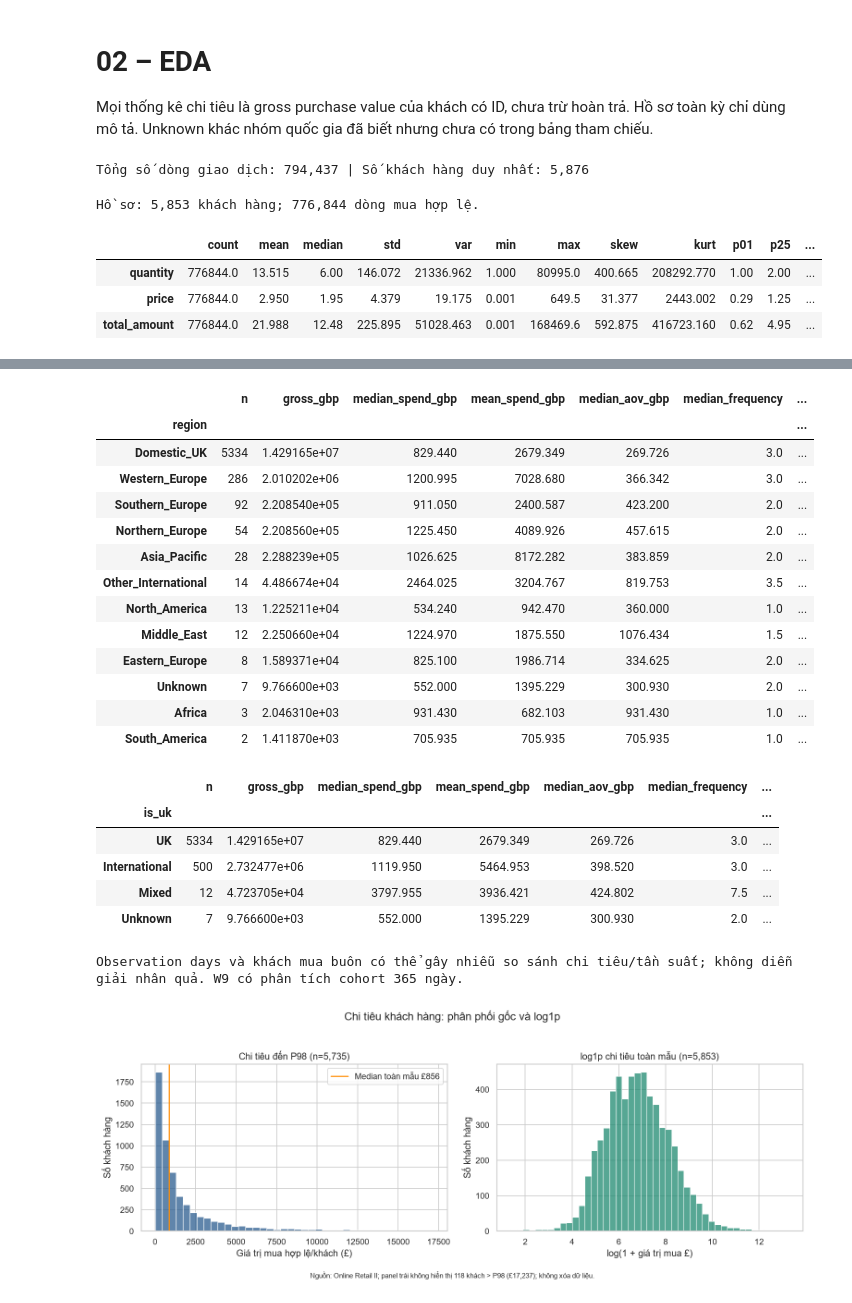
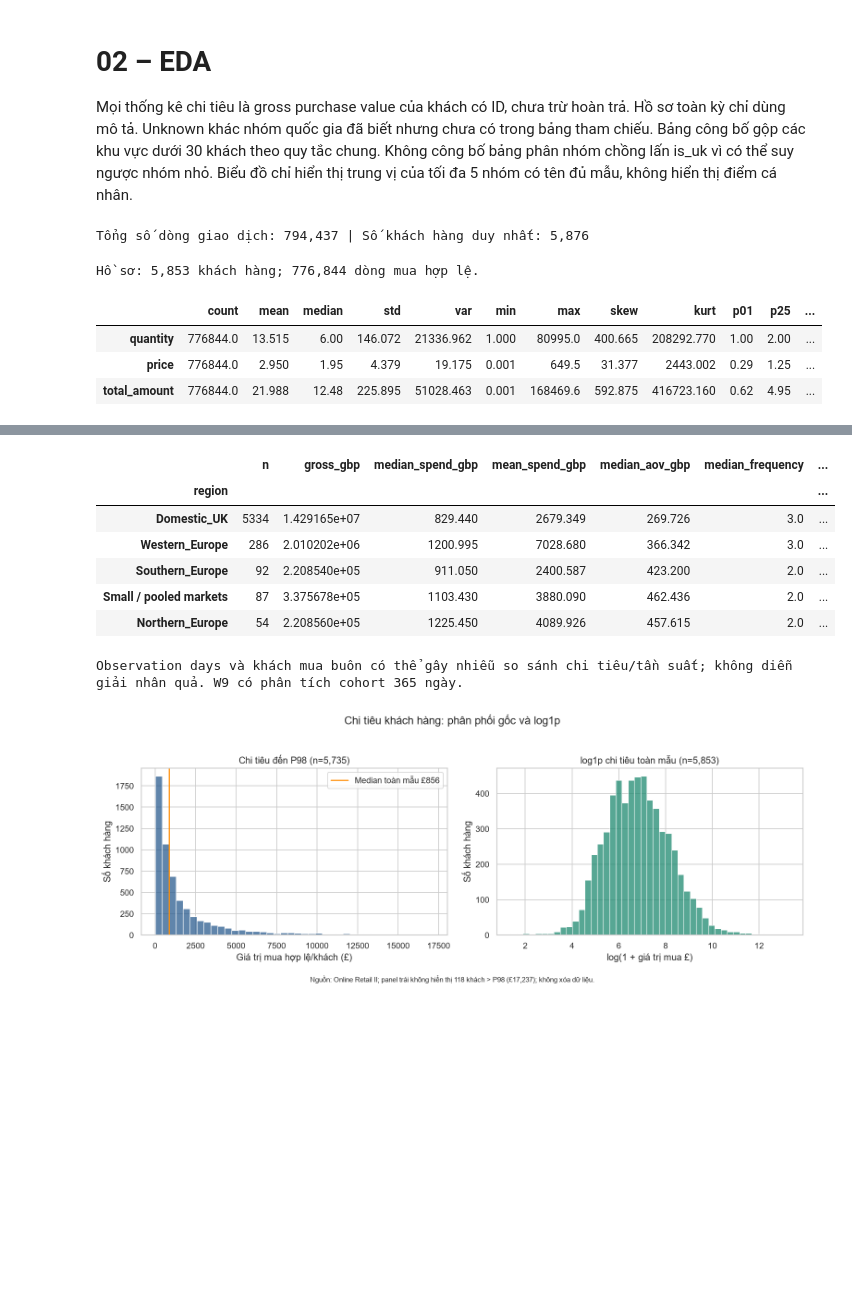
Before and after one commit to huybel2012/ecommerce-behavior-analysis, a Jupyter notebook: notebooks/02_exploratory_data_analysis.ipynb, the cells around one changed output, grey strips where cells are left out. Drawn from its saved outputs; the diff is of its cells as text; code cells hidden in the pictures; blank space fills up the shorter version.

```diff
--- a/notebooks/02_exploratory_data_analysis.ipynb
+++ b/notebooks/02_exploratory_data_analysis.ipynb
@@ -1,6 +1,7 @@
 # %% [markdown]
 # 02 – EDA
 Mọi thống kê chi tiêu là gross purchase value của khách có ID, chưa trừ hoàn trả. Hồ sơ toàn kỳ chỉ dùng mô tả. Unknown khác nhóm quốc gia đã biết nhưng chưa có trong bảng tham chiếu.
+Bảng công bố gộp các khu vực dưới 30 khách theo quy tắc chung. Không công bố bảng phân nhóm chồng lấn is_uk vì có thể suy ngược nhóm nhỏ. Biểu đồ chỉ hiển thị trung vị của tối đa 5 nhóm có tên đủ mẫu, không hiển thị điểm cá nhân.
 # %%
 import os
 import sys
@@ -30,57 +31,38 @@ customer_df = build_customer_profiles(df)
 print(f"Hồ sơ: {len(customer_df):,} khách hàng; {len(df_valid):,} dòng mua hợp lệ.")
 display(describe_numeric(df_valid, ['quantity','price','total_amount']).round(3))
 corr_cols = ['recency_days','tenure_days','frequency','total_items','unique_products','monetary',
              'avg_order_value','weekend_ratio','peak_month_ratio','cancel_rate']
 display(describe_numeric(customer_df, corr_cols + ['observation_days']).round(3))
 # So sánh cấp khách hàng, không nhầm tổng chi tiêu với doanh thu ròng.
-def grouped(col):
-    table = customer_df.groupby(col).agg(
-        n=('customer_id','size'), gross_gbp=('monetary','sum'),
-        median_spend_gbp=('monetary','median'), mean_spend_gbp=('monetary','mean'),
-        median_aov_gbp=('avg_order_value','median'), median_frequency=('frequency','median'),
-        median_observation_days=('observation_days','median'), repeat_share=('is_repeat_buyer','mean'))
-    return table.sort_values('n',ascending=False)
-display(grouped('region').round(3))
-display(grouped('is_uk').round(3))
+from src.publication import public_region_summary, plot_public_regions
+region_summary = public_region_summary(customer_df)
+display(region_summary.round(3))
 print('Observation days và khách mua buôn có thể gây nhiễu so sánh chi tiêu/tần suất; không diễn giải nhân quả. W9 có phân tích cohort 365 ngày.')
 # %% [output]
 Hồ sơ: 5,853 khách hàng; 776,844 dòng mua hợp lệ.
 |  | count | mean | median | std | var | min | max | skew | kurt | p01 | p25 | ... |
 | quantity | 776844.0 | 13.515 | 6.00 | 146.072 | 21336.962 | 1.000 | 80995.0 | 400.665 | 208292.770 | 1.00 | 2.00 | ... |
 | price | 776844.0 | 2.950 | 1.95 | 4.379 | 19.175 | 0.001 | 649.5 | 31.377 | 2443.002 | 0.29 | 1.25 | ... |
 | total_amount | 776844.0 | 21.988 | 12.48 | 225.895 | 51028.463 | 0.001 | 168469.6 | 592.875 | 416723.160 | 0.62 | 4.95 | ... |
 |  | count | mean | median | std | var | min | max | skew | kurt | p01 | p25 | ... |
 | recency_days | 5853.0 | 199.783 | 95.000 | 208.542 | 4.348973e+04 | 0.00 | 738.00 | 0.894 | -0.459 | 1.000 | 25.00 | ... |
 | tenure_days | 5853.0 | 274.391 | 223.000 | 258.493 | 6.681852e+04 | 1.00 | 739.00 | 0.386 | -1.346 | 1.000 | 1.00 | ... |
 | frequency | 5853.0 | 6.253 | 3.000 | 12.760 | 1.628270e+02 | 1.00 | 375.00 | 12.078 | 241.948 | 1.000 | 1.00 | ... |
 | total_items | 5853.0 | 1793.782 | 484.000 | 8890.626 | 7.904323e+07 | 1.00 | 367072.00 | 21.825 | 664.976 | 12.000 | 189.00 | ... |
 | unique_products | 5853.0 | 82.186 | 45.000 | 116.502 | 1.357260e+04 | 1.00 | 2547.00 | 6.222 | 85.133 | 1.000 | 19.00 | ... |
 | monetary | 5853.0 | 2918.354 | 856.030 | 14335.234 | 2.054989e+08 | 2.95 | 580987.04 | 25.296 | 845.716 | 45.787 | 340.85 | ... |
 | avg_order_value | 5853.0 | 384.546 | 277.935 | 1254.582 | 1.573976e+06 | 2.95 | 84236.25 | 53.391 | 3447.399 | 37.890 | 176.12 | ... |
 | weekend_ratio | 5853.0 | 0.141 | 0.000 | 0.265 | 7.000000e-02 | 0.00 | 1.00 | 2.175 | 3.886 | 0.000 | 0.00 | ... |
 | peak_month_ratio | 5853.0 | 0.484 | 0.500 | 0.363 | 1.320000e-01 | 0.00 | 1.00 | 0.133 | -1.253 | 0.000 | 0.20 | ... |
 | cancel_rate | 5853.0 | 0.112 | 0.000 | 0.161 | 2.600000e-02 | 0.00 | 0.80 | 1.306 | 0.697 | 0.000 | 0.00 | ... |
 | observation_days | 5853.0 | 474.545 | 530.000 | 223.177 | 4.980785e+04 | 1.00 | 739.00 | -0.616 | -0.834 | 16.000 | 312.00 | ... |
 |  | n | gross_gbp | median_spend_gbp | mean_spend_gbp | median_aov_gbp | median_frequency | ... |
 | region |  |  |  |  |  |  | ... |
 | Domestic_UK | 5334 | 1.429165e+07 | 829.440 | 2679.349 | 269.726 | 3.0 | ... |
 | Western_Europe | 286 | 2.010202e+06 | 1200.995 | 7028.680 | 366.342 | 3.0 | ... |
 | Southern_Europe | 92 | 2.208540e+05 | 911.050 | 2400.587 | 423.200 | 2.0 | ... |
+| Small / pooled markets | 87 | 3.375678e+05 | 1103.430 | 3880.090 | 462.436 | 2.0 | ... |
 | Northern_Europe | 54 | 2.208560e+05 | 1225.450 | 4089.926 | 457.615 | 2.0 | ... |
-| Asia_Pacific | 28 | 2.288239e+05 | 1026.625 | 8172.282 | 383.859 | 2.0 | ... |
-| Other_International | 14 | 4.486674e+04 | 2464.025 | 3204.767 | 819.753 | 3.5 | ... |
-| North_America | 13 | 1.225211e+04 | 534.240 | 942.470 | 360.000 | 1.0 | ... |
-| Middle_East | 12 | 2.250660e+04 | 1224.970 | 1875.550 | 1076.434 | 1.5 | ... |
-| Eastern_Europe | 8 | 1.589371e+04 | 825.100 | 1986.714 | 334.625 | 2.0 | ... |
-| Unknown | 7 | 9.766600e+03 | 552.000 | 1395.229 | 300.930 | 2.0 | ... |
-| Africa | 3 | 2.046310e+03 | 931.430 | 682.103 | 931.430 | 1.0 | ... |
-| South_America | 2 | 1.411870e+03 | 705.935 | 705.935 | 705.935 | 1.0 | ... |
-|  | n | gross_gbp | median_spend_gbp | mean_spend_gbp | median_aov_gbp | median_frequency | ... |
-| is_uk |  |  |  |  |  |  | ... |
-| UK | 5334 | 1.429165e+07 | 829.440 | 2679.349 | 269.726 | 3.0 | ... |
-| International | 500 | 2.732477e+06 | 1119.950 | 5464.953 | 398.520 | 3.0 | ... |
-| Mixed | 12 | 4.723705e+04 | 3797.955 | 3936.421 | 424.802 | 7.5 | ... |
-| Unknown | 7 | 9.766600e+03 | 552.000 | 1395.229 | 300.930 | 2.0 | ... |
 Observation days và khách mua buôn có thể gây nhiễu so sánh chi tiêu/tần suất; không diễn giải nhân quả. W9 có phân tích cohort 365 ngày.
 # %%
 # W7 – Chia bins trong phạm vi biểu diễn, báo rõ phần đuôi bị loại khỏi panel trái
```
Also changed, not shown: parts of 1 cell of this notebook, 12 other files.
